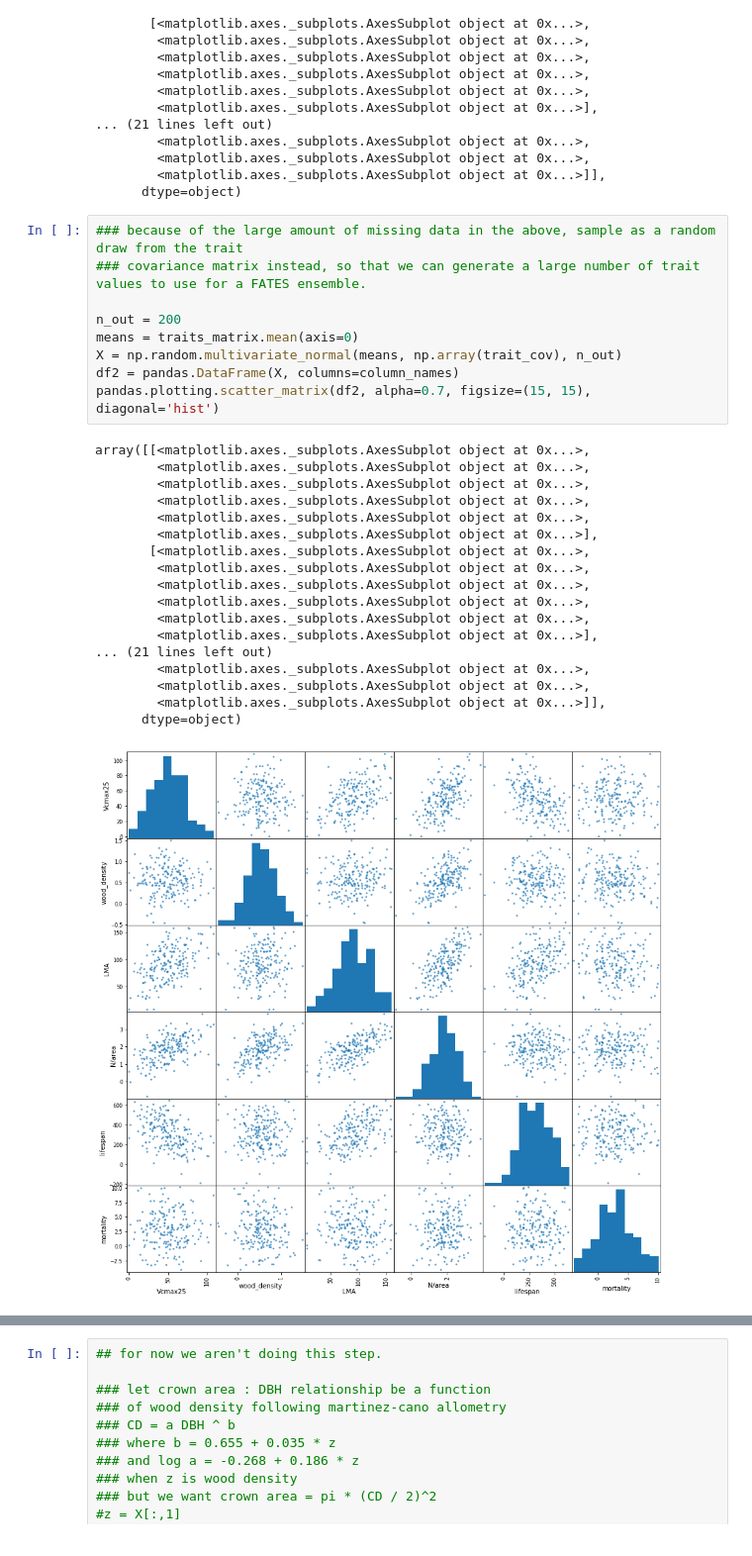
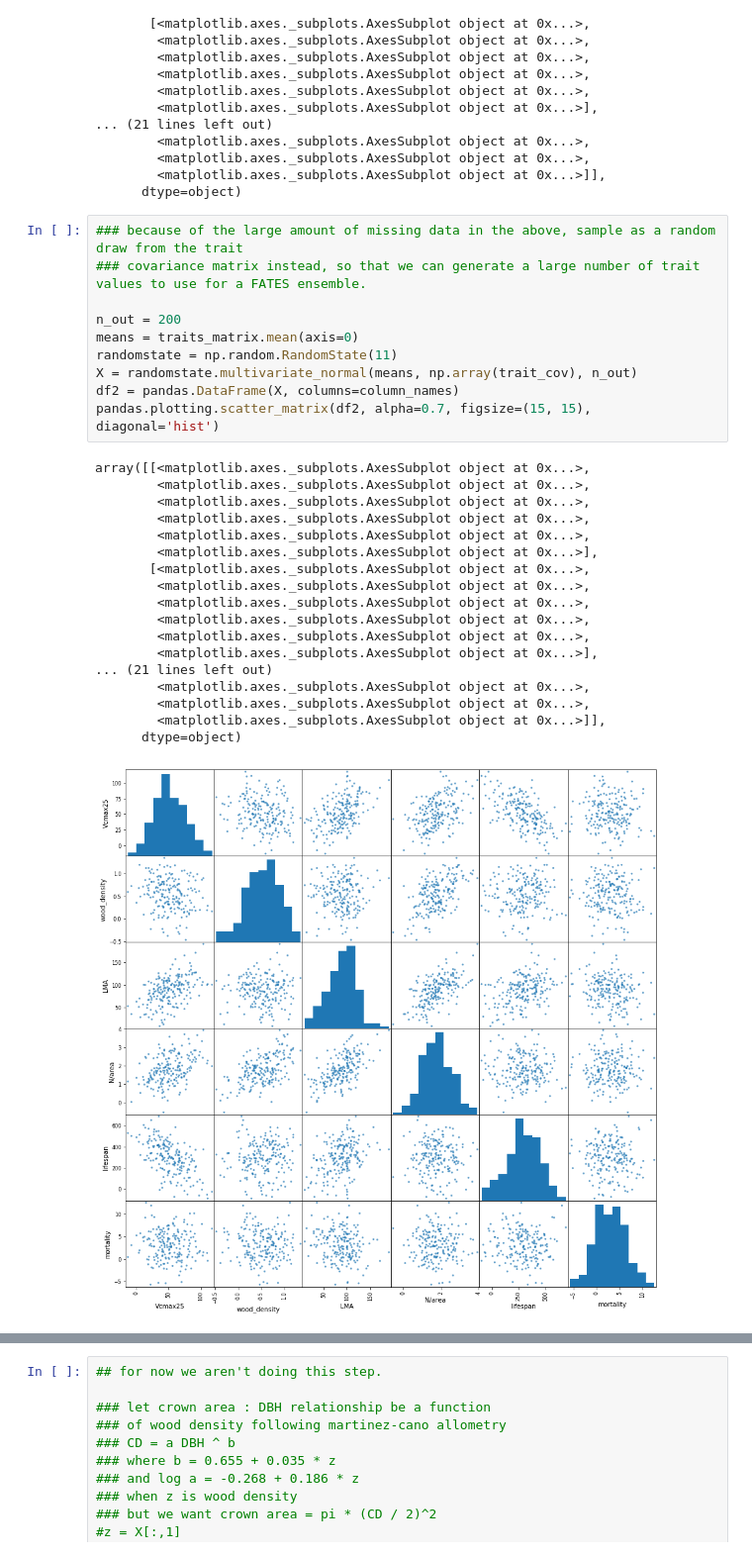
Before and after one commit to NGEET/testbeds, a Jupyter notebook: BCI_testbed/traits_analysis.ipynb, the cells around one changed output, grey strips where cells are left out. Shown at 99% size. Drawn from its saved outputs; the diff is of its cells as text.

Commit message:
some changes to traits analysis

```diff
--- a/BCI_testbed/traits_analysis.ipynb
+++ b/BCI_testbed/traits_analysis.ipynb
@@ -336,31 +336,32 @@ array([[<matplotlib.axes._subplots.AxesSubplot object at 0x...>,
 # %%
 ### because of the large amount of missing data in the above, sample as a random draw from the trait
 ### covariance matrix instead, so that we can generate a large number of trait values to use for a FATES ensemble.
 
 n_out = 200
 means = traits_matrix.mean(axis=0)
-X = np.random.multivariate_normal(means, np.array(trait_cov), n_out)
+randomstate = np.random.RandomState(11)
+X = randomstate.multivariate_normal(means, np.array(trait_cov), n_out)
 df2 = pandas.DataFrame(X, columns=column_names)
 pandas.plotting.scatter_matrix(df2, alpha=0.7, figsize=(15, 15), diagonal='hist')
 # %% [output]
 array([[<matplotlib.axes._subplots.AxesSubplot object at 0x...>,
         <matplotlib.axes._subplots.AxesSubplot object at 0x...>,
         <matplotlib.axes._subplots.AxesSubplot object at 0x...>,
         <matplotlib.axes._subplots.AxesSubplot object at 0x...>,
         <matplotlib.axes._subplots.AxesSubplot object at 0x...>,
         <matplotlib.axes._subplots.AxesSubplot object at 0x...>],
        [<matplotlib.axes._subplots.AxesSubplot object at 0x...>,
         <matplotlib.axes._subplots.AxesSubplot object at 0x...>,
         <matplotlib.axes._subplots.AxesSubplot object at 0x...>,
         <matplotlib.axes._subplots.AxesSubplot object at 0x...>,
         <matplotlib.axes._subplots.AxesSubplot object at 0x...>,
         <matplotlib.axes._subplots.AxesSubplot object at 0x...>],
 ... (21 lines left out)
         <matplotlib.axes._subplots.AxesSubplot object at 0x...>,
         <matplotlib.axes._subplots.AxesSubplot object at 0x...>,
         <matplotlib.axes._subplots.AxesSubplot object at 0x...>]],
       dtype=object)
-[figure, old version]
+[figure, new version]
 # %%
 ### instead of doing the above on raw trait data, do it on log-transformed trait data
 
```
Also changed, not shown: parts of 3 cells of this notebook.
